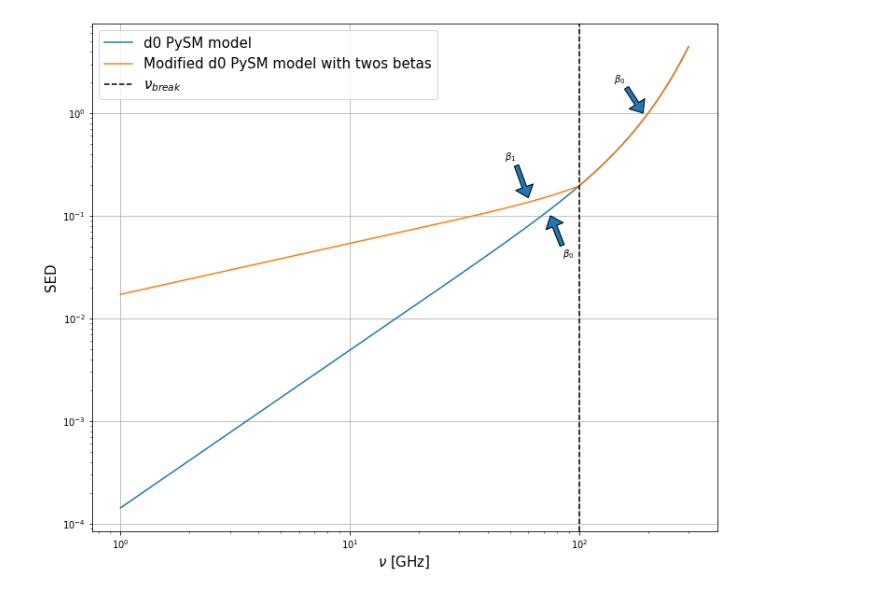
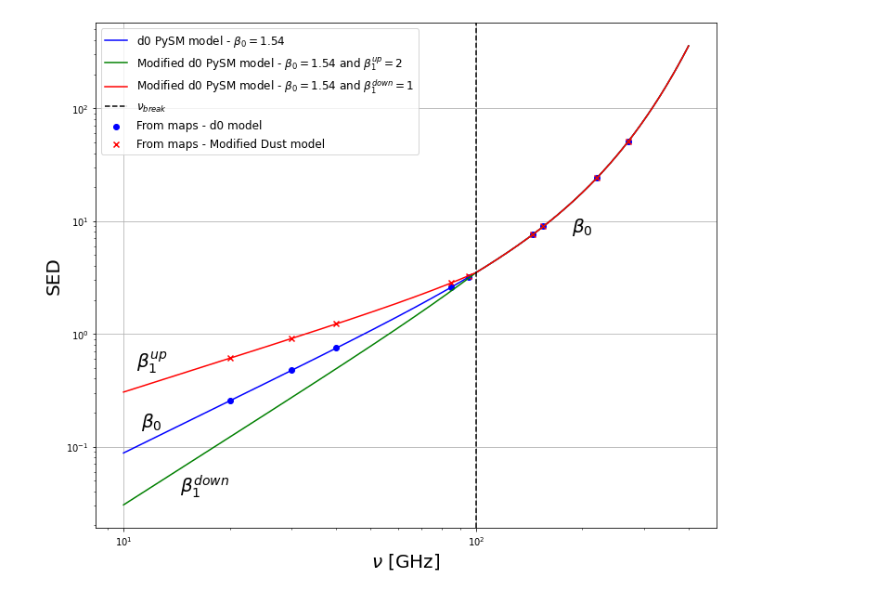
Before and after one commit to qubicsoft/qubic, a Jupyter notebook: qubic/scripts/ComponentSeparation/InternshipRegnier/QUBICplus/Double_beta.ipynb, the cells around one changed output. Cells and saved outputs as stored; diff of their text form; code cells hidden in the pictures.

```diff
--- a/qubic/scripts/ComponentSeparation/InternshipRegnier/QUBICplus/Double_beta.ipynb
+++ b/qubic/scripts/ComponentSeparation/InternshipRegnier/QUBICplus/Double_beta.ipynb
@@ -64,5 +66,12 @@ analytic_expr=s4bi.double_beta_dust_FGB_Model()
 # %%
-def sed(analytic_expr, nus, beta0, beta1, temp=20, hok=constants.h * 1e9 / constants.k, nubreak=200, nu0=200):
+# analytic expression
+analytic_expr=s4bi.double_beta_dust_FGB_Model()
+
+betadown=1.
+betaup=2.
+beta1 = 1.54
+
+def sed(analytic_expr, nus, beta0, beta1, temp=20, hok=constants.h * 1e9 / constants.k, nubreak=200, nu0=100):
     sed_expr = AnalyticComponent(analytic_expr,
                              nu0=nu0,
                              beta_d0=beta0,
@@ -71,7 +80,8 @@ def sed(analytic_expr, nus, beta0, beta1, temp=20, hok=constants.h * 1e9 / const
                              nubreak=nubreak,
                              h_over_k = hok)
     return nus, sed_expr.eval(nus)
-nus=np.linspace(1, 300, 200)
+nus=np.linspace(10, 400, 200)
 nb=100
-nus, sed1b = sed(analytic_expr, nus, 1.54, 1.54, nubreak=nb)
-nus, sed2b = sed(analytic_expr, nus, 0.5, 1.54, nubreak=nb)
+nus, sed1b = sed(analytic_expr, nus, beta1, beta1, nubreak=nb)
+nus, sed2b_down = sed(analytic_expr, nus, betadown, beta1, nubreak=nb)
+nus, sed2b_up = sed(analytic_expr, nus, betaup, beta1, nubreak=nb)
@@ -78,24 +140,27 @@ nus, sed2b = sed(analytic_expr, nus, 0.5, 1.54, nubreak=nb)
 # %%
+thr = 0.1
+mymask = (covmap > (np.max(covmap)*thr)).astype(int)
+pixok = mymask > 0
+
 plt.figure(figsize=(12, 10))
-plt.loglog(nus, sed1b, label = 'd0 PySM model')
-plt.loglog(nus, sed2b, label = 'Modified d0 PySM model with twos betas')
+plt.loglog(nus, sed1b*3.5, '-b', label = r'd0 PySM model - $\beta_0 = 1.54$')
+plt.loglog(nus, sed2b_up*3.5, '-g', label = r'Modified d0 PySM model - $\beta_0 = 1.54$ and $\beta^{up}_1 = 2$')
+plt.loglog(nus, sed2b_down*3.5, '-r', label = r'Modified d0 PySM model - $\beta_0 = 1.54$ and $\beta^{down}_1 = 1$')
+plt.scatter(S4_dict['frequency'], np.mean(dust_s4_noiseless[:, :, pixok], axis=2)[:, 0], color='blue',
+                        marker = 'o', label='From maps - d0 model')
+plt.scatter(S4_dict['frequency'], np.mean(dust_s4_modified_noiseless[:, :, pixok], axis=2)[:, 0], color='red',
+                        marker = 'x', label='From maps - Modified Dust model')
 
+plt.annotate(r'$\beta^{up}_{1}$', fontsize = 20, xy=(12, 0.5), ha='center')
+plt.annotate(r'$\beta_{0}$', fontsize = 20, xy=(12, 0.15), ha='center')
+plt.annotate(r'$\beta^{down}_{1}$', fontsize = 20, xy=(17, 0.04), ha='center')
+plt.annotate(r'$\beta_{0}$', fontsize = 20, xy=(200, 8), ha='center')
 
-plt.annotate(r'$\beta_{1}$', xy=(60, 0.15), xytext=(50, 0.35), arrowprops=dict(width=5, headwidth=20, lw=1),
-                                                             ha='center')
-
-plt.annotate(r'$\beta_{0}$', xy=(190, 1), xytext=(150, 2), arrowprops=dict(width=5, headwidth=20, lw=1),
-                                                             ha='center')
-
-plt.annotate(r'$\beta_{0}$', xy=(75, 0.1), xytext=(90, 0.04), arrowprops=dict(width=5, headwidth=20, lw=1),
-                                                             ha='center')
-
-
-plt.xlabel(r'$\nu$ [GHz]', fontsize=15)
-plt.ylabel(r'SED', fontsize=15)
+plt.xlabel(r'$\nu$ [GHz]', fontsize=20)
+plt.ylabel(r'SED', fontsize=20)
 plt.axvline(nb, ls='--', color='black', label=r'$\nu_{break}$')
-plt.legend(fontsize=15)
+plt.legend(fontsize=12)
 plt.grid(True)
 plt.show()
 # %% [output]
-[figure, old version]
+[figure, new version]
```
Also changed, not shown: parts of 23 cells of this notebook.
